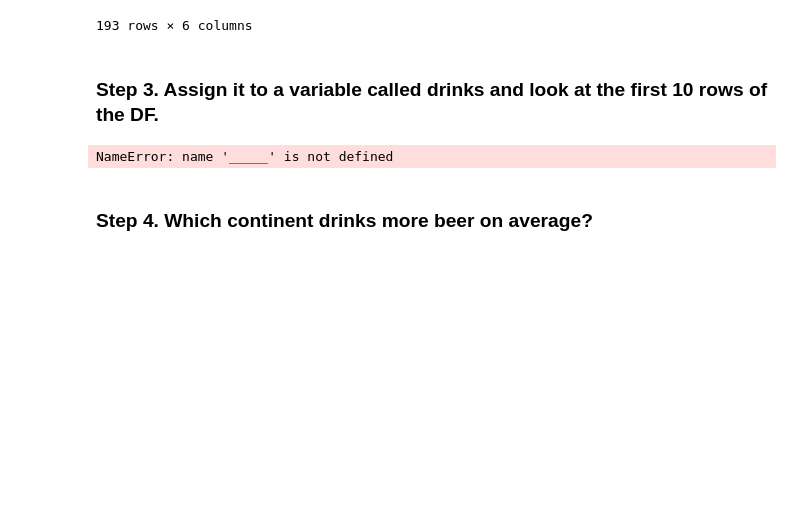
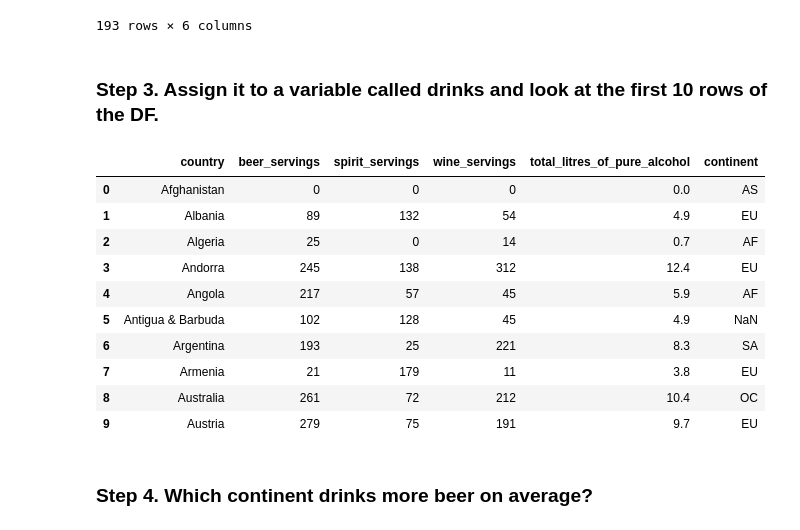
Before and after one commit to zahmedgit/nyc-ds-033020-lectures, a Jupyter notebook: Mod_1/Pandas/Pandas_groupby/alcohol_consumption_practice.ipynb, the cells around one changed output. Drawn from its saved outputs; the diff is of its cells as text; code cells hidden in the pictures; blank space fills up the shorter version.

```diff
--- a/Mod_1/Pandas/Pandas_groupby/alcohol_consumption_practice.ipynb
+++ b/Mod_1/Pandas/Pandas_groupby/alcohol_consumption_practice.ipynb
@@ -37,11 +32,21 @@ pd.read_csv('https://raw.githubusercontent.com/justmarkham/DAT8/master/data/drin
 # %% [markdown]
 ### Step 3. Assign it to a variable called drinks and look at the first 10 rows of the DF.
 # %%
-____ = pd.read_csv('https://raw.githubusercontent.com/justmarkham/DAT8/master/data/drinks.csv')
+drinks = pd.read_csv('https://raw.githubusercontent.com/justmarkham/DAT8/master/data/drinks.csv')
 
-_____.head(_____)
+drinks.head(10)
 # %% [output]
-NameError: name '_____' is not defined
+|  | country | beer_servings | spirit_servings | wine_servings | total_litres_of_pure_alcohol | continent |
+| 0 | Afghanistan | 0 | 0 | 0 | 0.0 | AS |
+| 1 | Albania | 89 | 132 | 54 | 4.9 | EU |
+| 2 | Algeria | 25 | 0 | 14 | 0.7 | AF |
+| 3 | Andorra | 245 | 138 | 312 | 12.4 | EU |
+| 4 | Angola | 217 | 57 | 45 | 5.9 | AF |
+| 5 | Antigua & Barbuda | 102 | 128 | 45 | 4.9 | NaN |
+| 6 | Argentina | 193 | 25 | 221 | 8.3 | SA |
+| 7 | Armenia | 21 | 179 | 11 | 3.8 | EU |
+| 8 | Australia | 261 | 72 | 212 | 10.4 | OC |
+| 9 | Austria | 279 | 75 | 191 | 9.7 | EU |
 # %% [markdown]
 ### Step 4. Which continent drinks more beer on average?
 # %%
```
Also changed, not shown: parts of 10 cells of this notebook, 1 other file.
